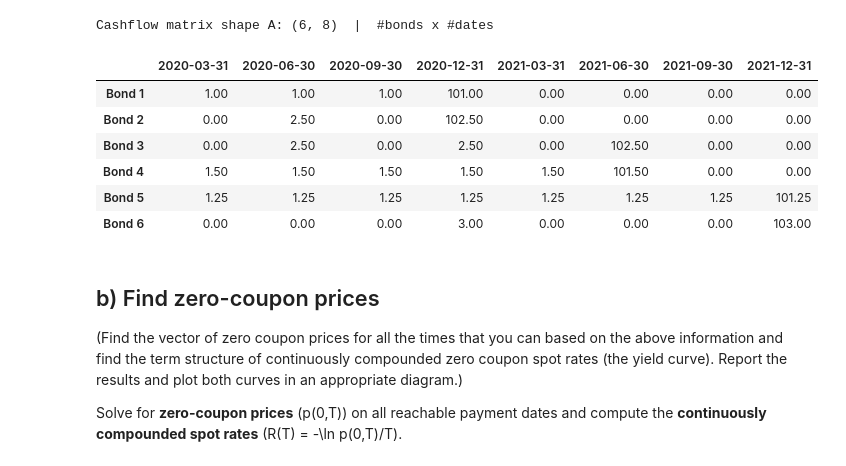
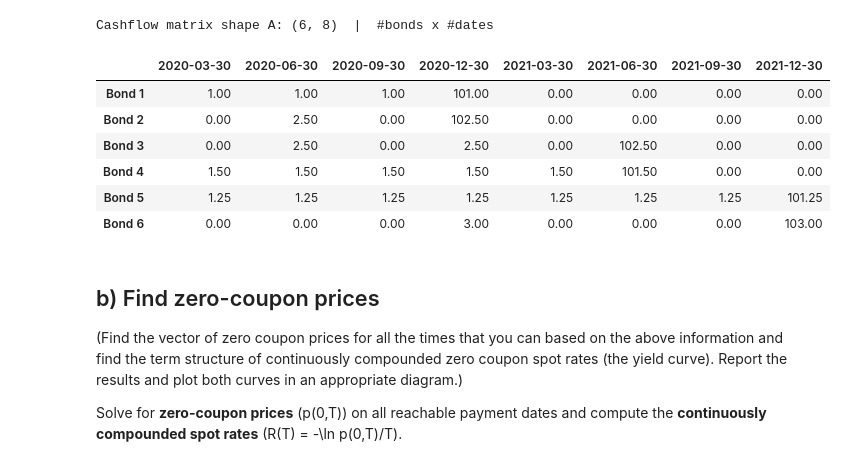
Before and after one commit to fzw199/Fixed-Income-Derivatives, a Jupyter notebook: PS2/PS2.ipynb, the cells around one changed output. Drawn from its saved outputs; the diff is of its cells as text; code cells hidden in the pictures.

```diff
--- a/PS2/PS2.ipynb
+++ b/PS2/PS2.ipynb
@@ -225,47 +225,60 @@ from dateutil.relativedelta import relativedelta
 # Inputs from the problem description
 today = date(2019,12,30)
 principal = 100.0
+
+# Bonds: (price, annual_coupon_rate, freq_per_year, maturity_date)
 bonds = [
     (102.33689177, 0.04, 4, date(2020,12,30)),  # quarterly 4%
     (104.80430234, 0.05, 2, date(2020,12,30)),  # semiannual 5%
     (105.1615306 , 0.05, 2, date(2021, 6,30)),  # semiannual 5%
     (105.6581905 , 0.06, 4, date(2021, 6,30)),  # quarterly 6%
     (104.028999992,0.05, 4, date(2021,12,30)),  # quarterly 5%
     (101.82604116, 0.03, 1, date(2021,12,30)),  # annual 3%
 ]
 
+# Build coupon payment schedule: - With start: issue date, end: maturity, freq: payments per year
+# Returns all coupon dates at end-of-month until maturity.
 def build_schedule(start, end, freq):
+    """Coupon dates at end-of-month until maturity."""
     step = 12 // freq
     dates = []
     d = start
     while True:
-        d = (d + relativedelta(months=step)).replace(day=1) + relativedelta(months=1, days=-1)
+        # go forward 'step' months and snap to end-of-month
+        d = (d + relativedelta(months=step)).replace(day=30)
         dates.append(d)
-        if d >= end.replace(day=1) + relativedelta(months=1, days=-1):
+        if d >= end.replace(day=30):  # maturity also treated as day 30
             break
     return dates
 
-# ---------- Collect all unique payment dates ----------
+def year_frac_30_360(d0, d1):
+    """30/360 day-count fraction between d0 and d1."""
+    return ((d1.year - d0.year) * 360 + (d1.month - d0.month) * 30 + (d1.day - d0.day)) / 360.0
+
+# Build schedules for each bond
 schedules = [build_schedule(today, mat, f) for _,_,f,mat in bonds]
+# Collect all unique payment dates across all bonds
 all_dates = sorted(set([d for sch in schedules for d in sch]))
 
-# ---------- Build cashflow matrix ----------
+#  Build cashflow matrix
+T = np.array([year_frac_30_360(today, d) for d in all_dates])
+
 A = np.zeros((len(bonds), len(all_dates)))
 for j, (_, c, f, _) in enumerate(bonds):
     sch = schedules[j]
     coupon = principal * c / f
-    for k, d in enumerate(sch):
+    for d in sch:
         col = all_dates.index(d)
         A[j, col] += coupon
-        if d == sch[-1]:
+        if d == sch[-1]:   # add principal at maturity
             A[j, col] += principal
 
-# ---------- Display ----------
+#  Display results
 A_df = pd.DataFrame(A, columns=[d.isoformat() for d in all_dates],
                     index=[f"Bond {i+1}" for i in range(len(bonds))])
 display(A_df.round(2))
 # %% [output]
-|  | 2020-03-31 | 2020-06-30 | 2020-09-30 | 2020-12-31 | 2021-03-31 | 2021-06-30 | 2021-09-30 | 2021-12-31 |
+|  | 2020-03-30 | 2020-06-30 | 2020-09-30 | 2020-12-30 | 2021-03-30 | 2021-06-30 | 2021-09-30 | 2021-12-30 |
 | Bond 1 | 1.00 | 1.00 | 1.00 | 101.00 | 0.00 | 0.00 | 0.00 | 0.00 |
 | Bond 2 | 0.00 | 2.50 | 0.00 | 102.50 | 0.00 | 0.00 | 0.00 | 0.00 |
 | Bond 3 | 0.00 | 2.50 | 0.00 | 2.50 | 0.00 | 102.50 | 0.00 | 0.00 |
```
Also changed, not shown: parts of 5 cells of this notebook.
